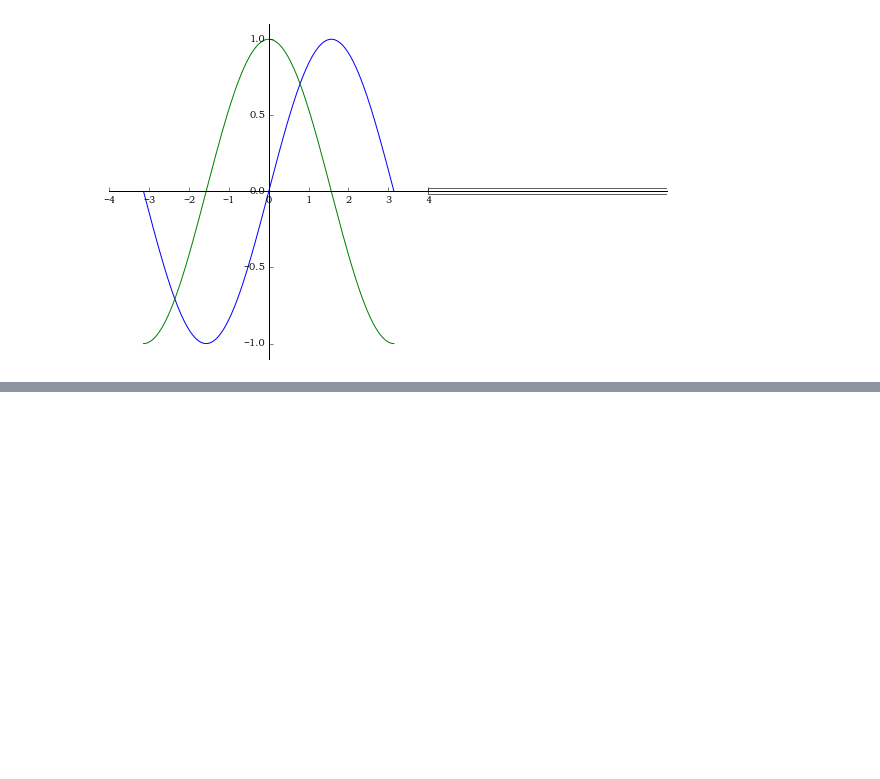
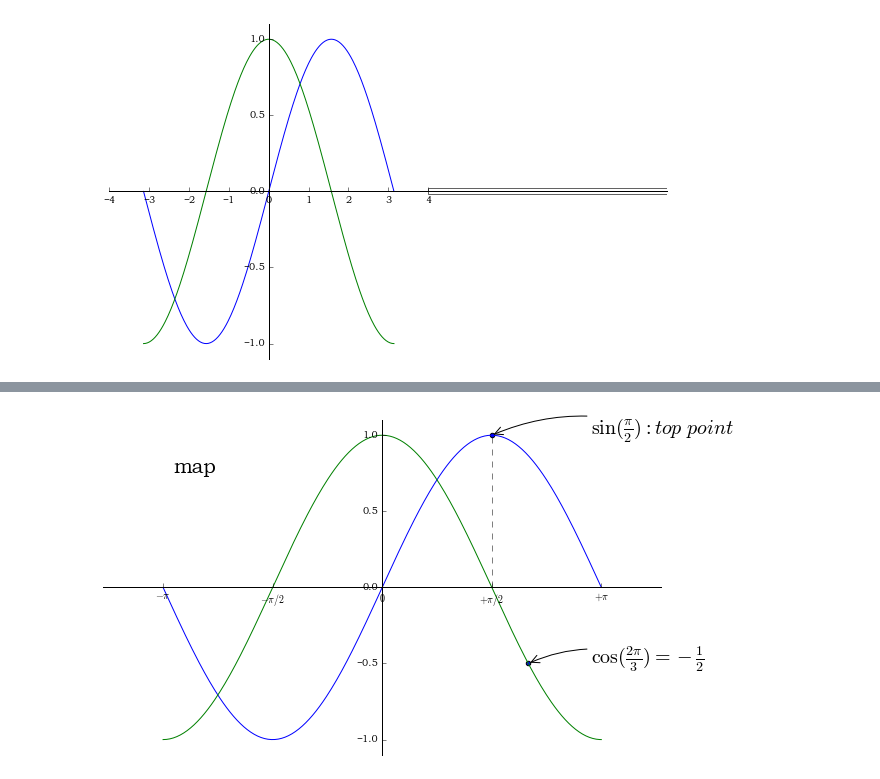
Before and after one commit to Wangjunyu/code.blog.junyu.pro, a Jupyter notebook: matplotlib-example-3.ipynb, the cells around one changed output, grey strips where cells are left out. Saved outputs shown, nothing was run; the diff lists cells and outputs as text; code cells hidden in the pictures; blank space fills up the shorter version.

```diff
--- a/matplotlib-example-3.ipynb
+++ b/matplotlib-example-3.ipynb
@@ -93,0 +173,35 @@ plt.Rectangle?
+# %%
+## 完整案例 - 增加英文说明
+
+fig,ax = plt.subplots(figsize = (10,6))
+ax.plot(x,s)
+ax.plot(x,c)
+ax.spines['right'].set_color('none')
+ax.spines['top'].set_color('none')
+ax.tick_params(axis='x',top = 'off')
+ax.tick_params(axis='y',right = 'off')
+ax.spines['left'].set_position(('data',0))
+ax.spines['bottom'].set_position(('data',0))
+ax.set_ylim(s.min()*1.1,s.max()*1.1);
+# sin
+ax.scatter(np.pi/2,np.sin(np.pi/2),20)
+ax.annotate(r'$\sin(\frac{\pi}{2}):top\ point$',
+            xy=(np.pi/2,np.sin(np.pi/2)),
+            xytext=(3,1),fontsize=20,
+            arrowprops=dict(arrowstyle='->',connectionstyle='arc3,rad=.2'))
+ax.plot((np.pi/2 , np.pi/2),(0,np.sin(np.pi/2)),color = 'black',lw=0.5,ls='--')
+# cos
+ax.scatter(np.pi*2/3,np.cos(np.pi*2/3),20)
+ax.annotate(r'$\cos(\frac{2\pi}{3})=-\frac{1}{2}$',
+            xy=(np.pi*2/3,np.cos(np.pi*2/3)),
+            xytext=(3,-0.5),fontsize=20,
+            arrowprops=dict(arrowstyle='->',connectionstyle='arc3,rad=.2'))
+
+
+ax.set_xticks( [-np.pi, -np.pi/2, 0, np.pi/2, np.pi])
+ax.set_xticklabels((r'$-\pi$', r'$-\pi/2$', r'$0$', r'$+\pi/2$', r'$+\pi$'));
+
+# 注释
+ax.annotate('map',xytext=(-3,0.75),fontsize=20,xy=(0,1));
+# %% [output]
+[figure, added]
```
Also changed, not shown: parts of 3 cells of this notebook.
